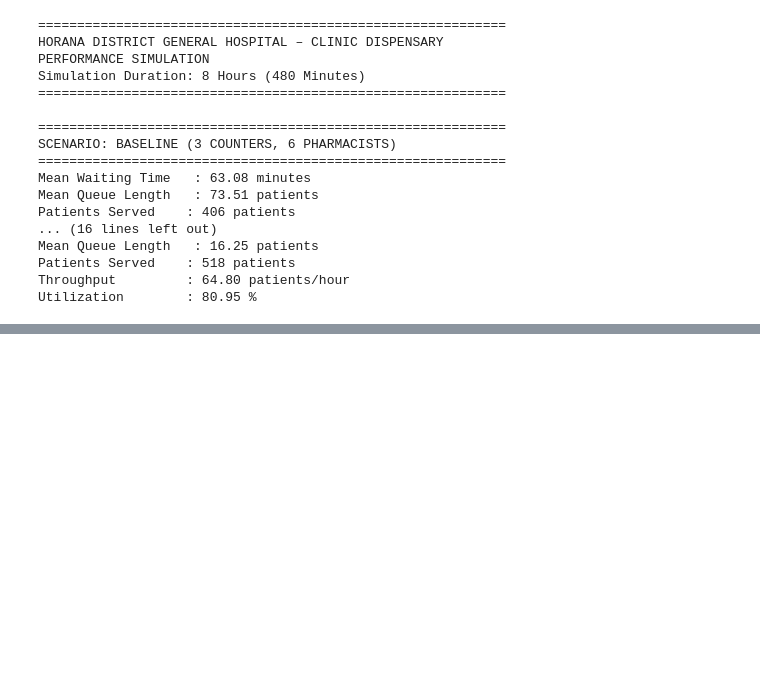
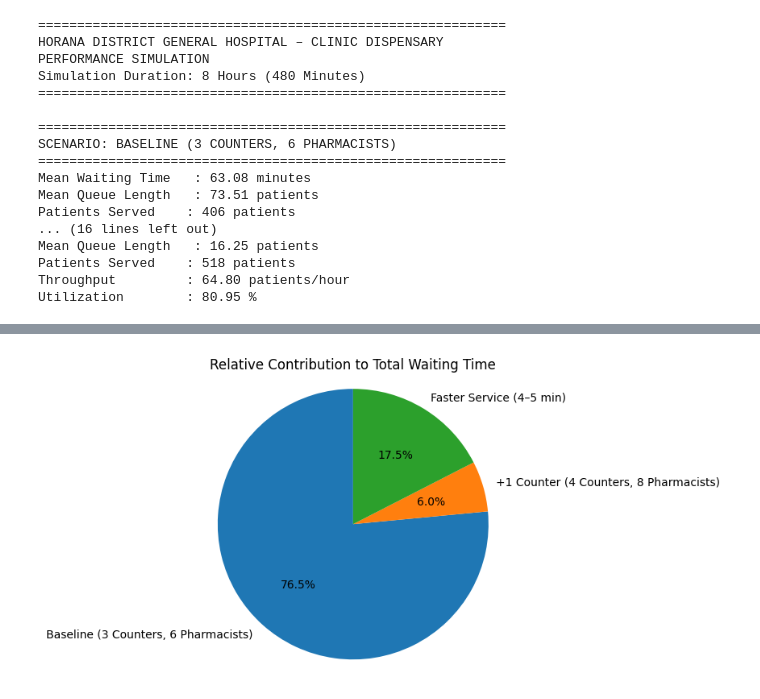
Before and after one commit to VishwaJanith/mini_project, a Jupyter notebook: Clinic_Dispensary.ipynb, the cells around one changed output, grey strips where cells are left out. Drawn from its saved outputs; the diff is of its cells as text; code cells hidden in the pictures; blank space fills up the shorter version.

Commit message:
Add performance visualizations for simulation analysis

```diff
--- a/Clinic_Dispensary.ipynb
+++ b/Clinic_Dispensary.ipynb
@@ -195,3 +197,9 @@ Mean Queue Length   : 16.25 patients
 Patients Served    : 518 patients
 Throughput         : 64.80 patients/hour
 Utilization        : 80.95 %
+# %%
+import pandas as pd
+
+results_df = pd.DataFrame(results)
+
+results_df
@@ -197,0 +211,15 @@ Utilization        : 80.95 %
+# %%
+import matplotlib.pyplot as plt
+
+plt.figure()
+plt.pie(
+    results_df["Avg Wait (min)"],
+    labels=results_df["Scenario"],
+    autopct="%1.1f%%",
+    startangle=90
+)
+plt.title("Relative Contribution to Total Waiting Time")
+plt.axis("equal")
+plt.show()
+# %% [output]
+[figure, added]
```
Also changed, not shown: parts of 5 cells of this notebook.
